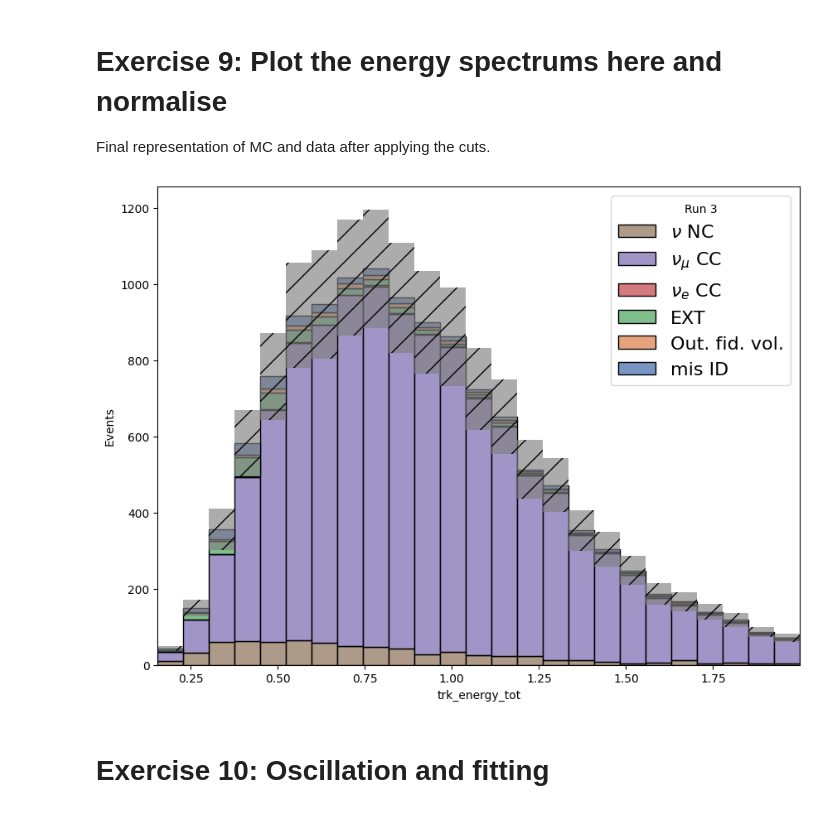
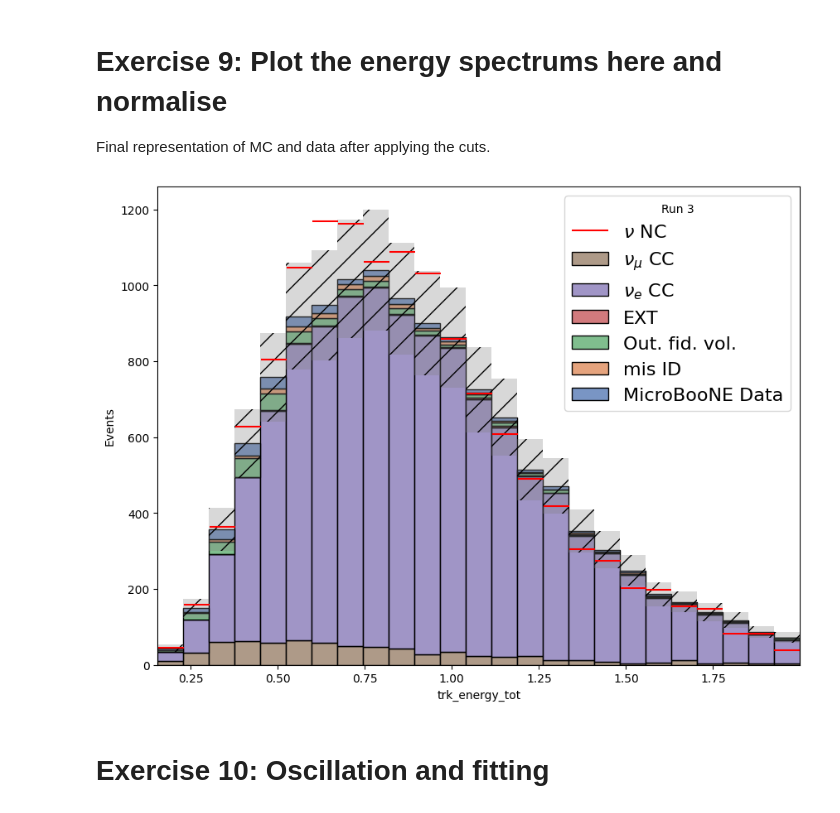
Before and after one commit to VadanKhan/particle-ml-project, a Jupyter notebook: particle_ml_project/MainAnalysis_template.ipynb, the cells around one changed output. Saved outputs shown, nothing was run; the diff lists cells and outputs as text; code cells hidden in the pictures.

```diff
--- a/particle_ml_project/MainAnalysis_template.ipynb
+++ b/particle_ml_project/MainAnalysis_template.ipynb
@@ -508,36 +508,44 @@ Final representation of MC and data after applying the cuts.
 # %%
 variable = 'trk_energy_tot'
 bin_energy = 25
 
 plt.figure(figsize=(10,7.5))
 
 # Create the histogram using seaborn
 i = sns.histplot(data=MC_EXT_CUT, x=variable, multiple="stack", hue="category", palette = 'deep', weights = MC_EXT_CUT['weight'], bins = bin_energy, legend = False)
 
 # Calculate the histogram data
 counts, bins = np.histogram(MC_EXT_CUT[variable], bins=bin_energy, weights=MC_EXT_CUT['weight'])
 
-# Calculate the error (15% of the counts)
-errors = 0.15 * counts
+# Calculate the error (15% of the counts) + the statistical poission error
+errors = np.sqrt((0.15 * counts)**2 + np.sqrt(counts)**2)
 
 # Calculate the bin centers
 bin_centers = (bins[:-1] + bins[1:]) / 2
 
 # Calculate the bin widths
 bin_widths = np.diff(bins)
 
 # Add semi-transparent bars to represent the error
 # Add a diagonal hatch pattern
-plt.bar(bin_centers, 2*errors, width=bin_widths, bottom=counts-errors, alpha=0.65, color='gray', align='center', hatch='/')
+plt.bar(bin_centers, 2*errors, width=bin_widths, bottom=counts-errors, alpha=0.3, color='gray', align='center', hatch='/')
+
+# Calculate the histogram data for the second plot
+counts_j, bins_j = np.histogram(data_frame[variable], bins=bin_energy)
+
+# Plot horizontal lines at each bin count height for the second plot
+plt.hlines(y=counts_j, xmin=bins_j[:-1], xmax=bins_j[1:], color='red', label='MicroBooNE Data')
 
 i.set(xlabel=variable, ylabel = "Events")
 
 #plt.yscale('log')
 plt.xlim([np.min(MC_EXT_CUT[variable]), np.max(MC_EXT_CUT[variable])])
-plt.legend(title='Run 3',fontsize=16, loc='upper right', labels=[r"$\nu$ NC", r"$\nu_{\mu}$ CC", r"$\nu_e$ CC", r"EXT", r"Out. fid. vol.", r"mis ID"])
-plt.show(i)
+# Add 'MicroBooNE Data' to the list of labels in the legend
+plt.legend(title='Run 3',fontsize=16, loc='upper right', labels=['MicroBooNE Data', r"$\nu$ NC", r"$\nu_{\mu}$ CC", r"$\nu_e$ CC", r"EXT", r"Out. fid. vol.", r"mis ID", ])
+
+plt.show()
 # %% [output]
-[figure, old version]
+[figure, new version]
 # %% [markdown]
 # Exercise 10: Oscillation and fitting
 # %% [markdown]
```
